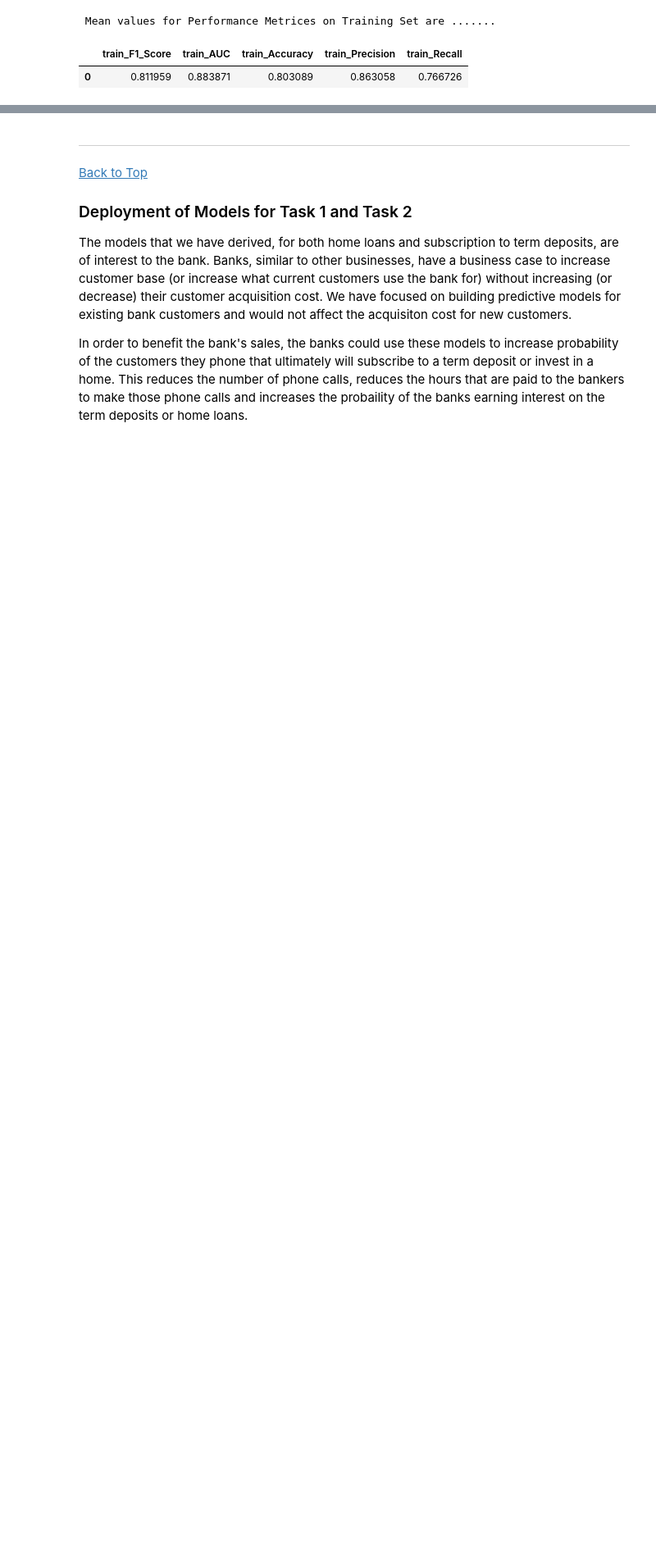
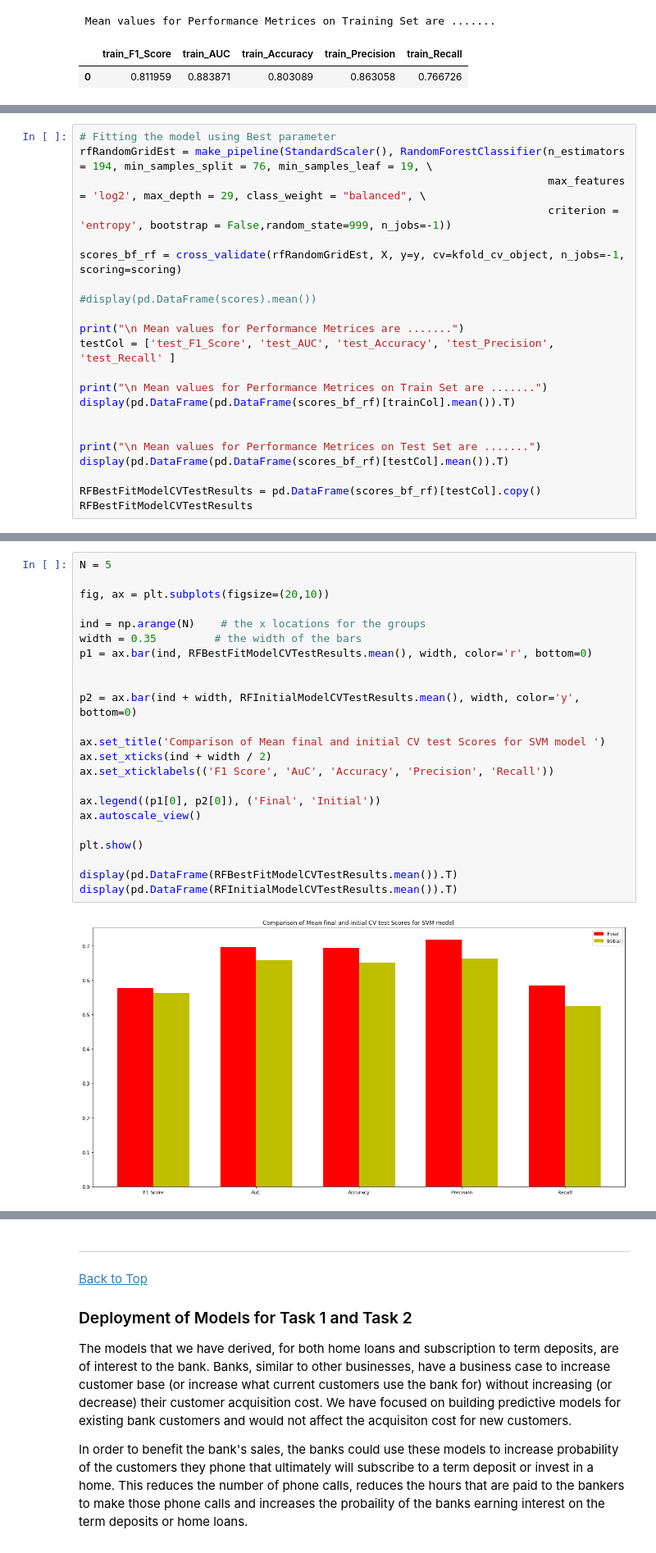
Before and after one commit to nhendersonkuns/awesomedataminers, a Jupyter notebook: Lab2_housing_models_final.ipynb, the cells around one changed output, grey strips where cells are left out. Shown at 82% size. Cells and saved outputs as stored; diff of their text form; blank space fills up the shorter version.

```diff
--- a/Lab2_housing_models_final.ipynb
+++ b/Lab2_housing_models_final.ipynb
@@ -2323,3 +2331,25 @@ random_state=999, n_jobs=-1
 The metrics are
 	test_F1_Score	test_AUC	test_Accuracy	test_Precision	test_Recall
 0	0.577023	0.695651	0.694627	0.717628	0.584089
+# %%
+# Fitting the model using Best parameter
+rfRandomGridEst = make_pipeline(StandardScaler(), RandomForestClassifier(n_estimators = 194, min_samples_split = 76, min_samples_leaf = 19, \
+                                                                         max_features = 'log2', max_depth = 29, class_weight = "balanced", \
+                                                                         criterion = 'entropy', bootstrap = False,random_state=999, n_jobs=-1))
+
+scores_bf_rf = cross_validate(rfRandomGridEst, X, y=y, cv=kfold_cv_object, n_jobs=-1, scoring=scoring)
+
+#display(pd.DataFrame(scores).mean())
+
+print("\n Mean values for Performance Metrices are .......")
+testCol = ['test_F1_Score', 'test_AUC', 'test_Accuracy', 'test_Precision', 'test_Recall' ]
+
+print("\n Mean values for Performance Metrices on Train Set are .......")
+display(pd.DataFrame(pd.DataFrame(scores_bf_rf)[trainCol].mean()).T)
+
+
+print("\n Mean values for Performance Metrices on Test Set are .......")
+display(pd.DataFrame(pd.DataFrame(scores_bf_rf)[testCol].mean()).T)
+
+RFBestFitModelCVTestResults = pd.DataFrame(scores_bf_rf)[testCol].copy()
+RFBestFitModelCVTestResults
@@ -2325,0 +2828,25 @@ The metrics are
+# %%
+N = 5
+
+fig, ax = plt.subplots(figsize=(20,10))
+
+ind = np.arange(N)    # the x locations for the groups
+width = 0.35         # the width of the bars
+p1 = ax.bar(ind, RFBestFitModelCVTestResults.mean(), width, color='r', bottom=0)
+
+
+p2 = ax.bar(ind + width, RFInitialModelCVTestResults.mean(), width, color='y', bottom=0)
+
+ax.set_title('Comparison of Mean final and initial CV test Scores for SVM model ')
+ax.set_xticks(ind + width / 2)
+ax.set_xticklabels(('F1 Score', 'AuC', 'Accuracy', 'Precision', 'Recall'))
+
+ax.legend((p1[0], p2[0]), ('Final', 'Initial'))
+ax.autoscale_view()
+
+plt.show()
+
+display(pd.DataFrame(RFBestFitModelCVTestResults.mean()).T)
+display(pd.DataFrame(RFInitialModelCVTestResults.mean()).T)
+# %% [output]
+[figure, added]
```
Also changed, not shown: parts of 37 cells of this notebook.
